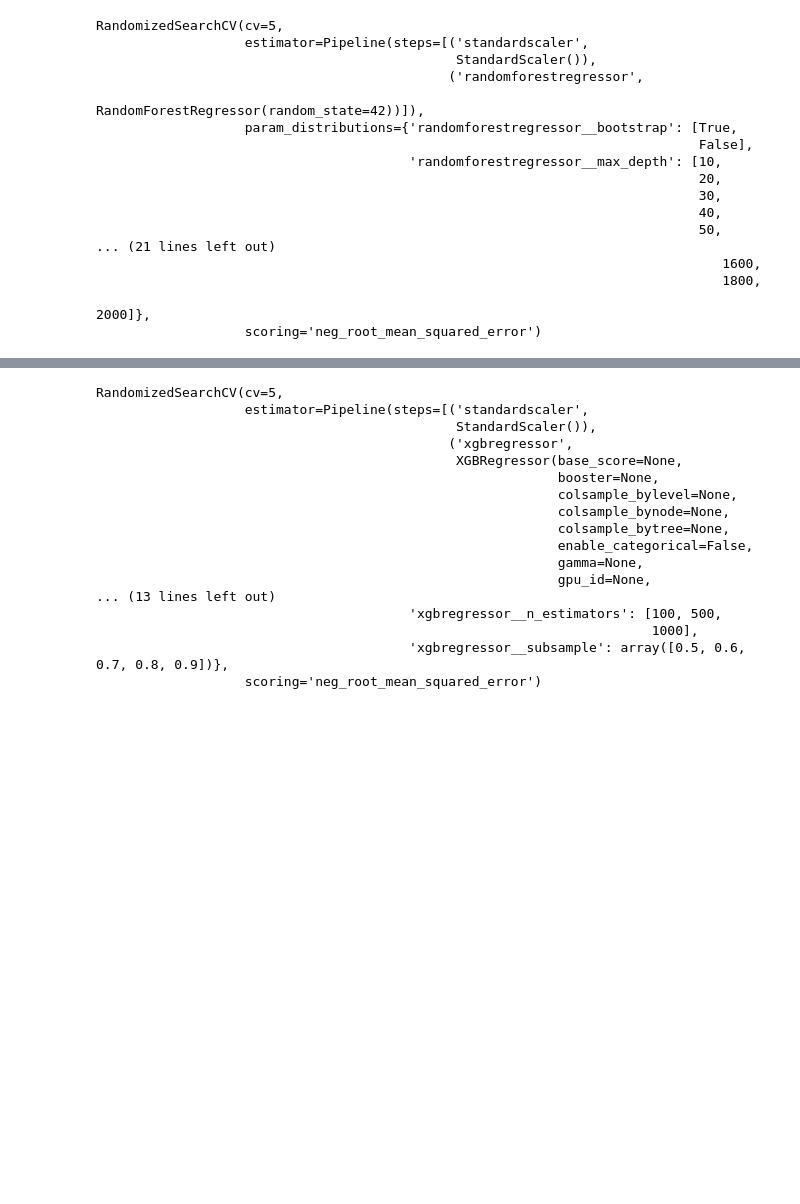
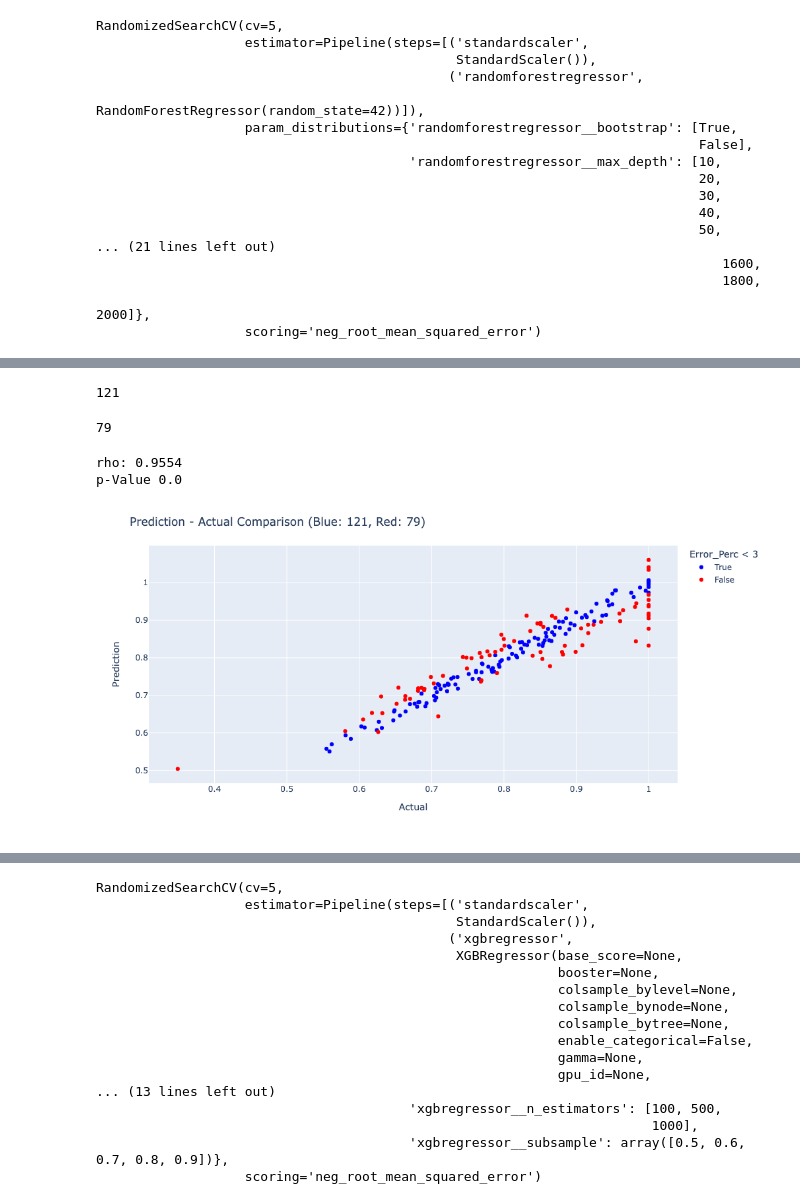
Before and after one commit to kurtsenol/DEA, a Jupyter notebook: DEA_ML_12I_1O.ipynb, the cells around one changed output, grey strips where cells are left out. Drawn from its saved outputs; the diff is of its cells as text; code cells hidden in the pictures; blank space fills up the shorter version.

Commit message:
actual-prediction plots added

```diff
--- a/DEA_ML_12I_1O.ipynb
+++ b/DEA_ML_12I_1O.ipynb
@@ -140,6 +141,8 @@ See Full Dataframe in Mito
 | DMU 3 | 0.565044 |
 | DMU 4 | 0.860990 |
 | DMU 5 | 0.701855 |
+# %%
+X_train, X_test, y_train, y_test = train_test_split(X, y, test_size=0.2, random_state=42)
 # %%
 std_scaler = StandardScaler()
 mm_scaler = MinMaxScaler()
@@ -470,0 +474,13 @@ fig.show()
+# %%
+model = grid.best_estimator_.fit(X_train, y_train.values.ravel())
+prediction = model.predict(X_test)
+# %%
+res = pd.DataFrame()
+res["Prediction"] = pd.Series(prediction.ravel())
+res["Actual"] = y_test.values
+res["Diff"] = res.Prediction - res.Actual
+res["Error_Perc"] = ((res.Prediction - res.Actual) / res.Actual) * 100
+res["Error_Perc < 3"] = np.abs(res["Error_Perc"]) < 3
+res = res.round(4)
+res.index = X_test.index
+res
@@ -471,3 +501,32 @@ fig.show()
+# %%
+blue = res["Error_Perc < 3"].sum()
+print(blue)
+red = len(res["Error_Perc < 3"]) - (res["Error_Perc < 3"].sum())
+red
+# %% [output]
+121
+79
+# %%
+rho, p = stats.spearmanr(res.Prediction, res.Actual)
+print("rho:", rho.round(4))
+print("p-Value", p.round(4))
+# %% [output]
+rho: 0.9554
+p-Value 0.0
+# %%
+fig = px.scatter(res.reset_index().rename(columns={'index': 'DMU'}), x="Actual", y="Prediction", color = "Error_Perc < 3", color_discrete_map= {True:"blue", False: "red"},
+                 hover_data=["Actual", "Prediction", "Error_Perc", "DMU"])
+
+fig.update_layout(
+    autosize=False,
+    width=800,
+    height=500,
+    title_text=f"Prediction - Actual Comparison (Blue: {blue}, Red: {red})",
+)
+
+fig.show()
+# %% [output]
+[figure, added]
 # %%
 xgb_model = xgb.XGBRegressor(random_state=42)
 
```
Also changed, not shown: parts of 29 cells of this notebook, 1 other file.
